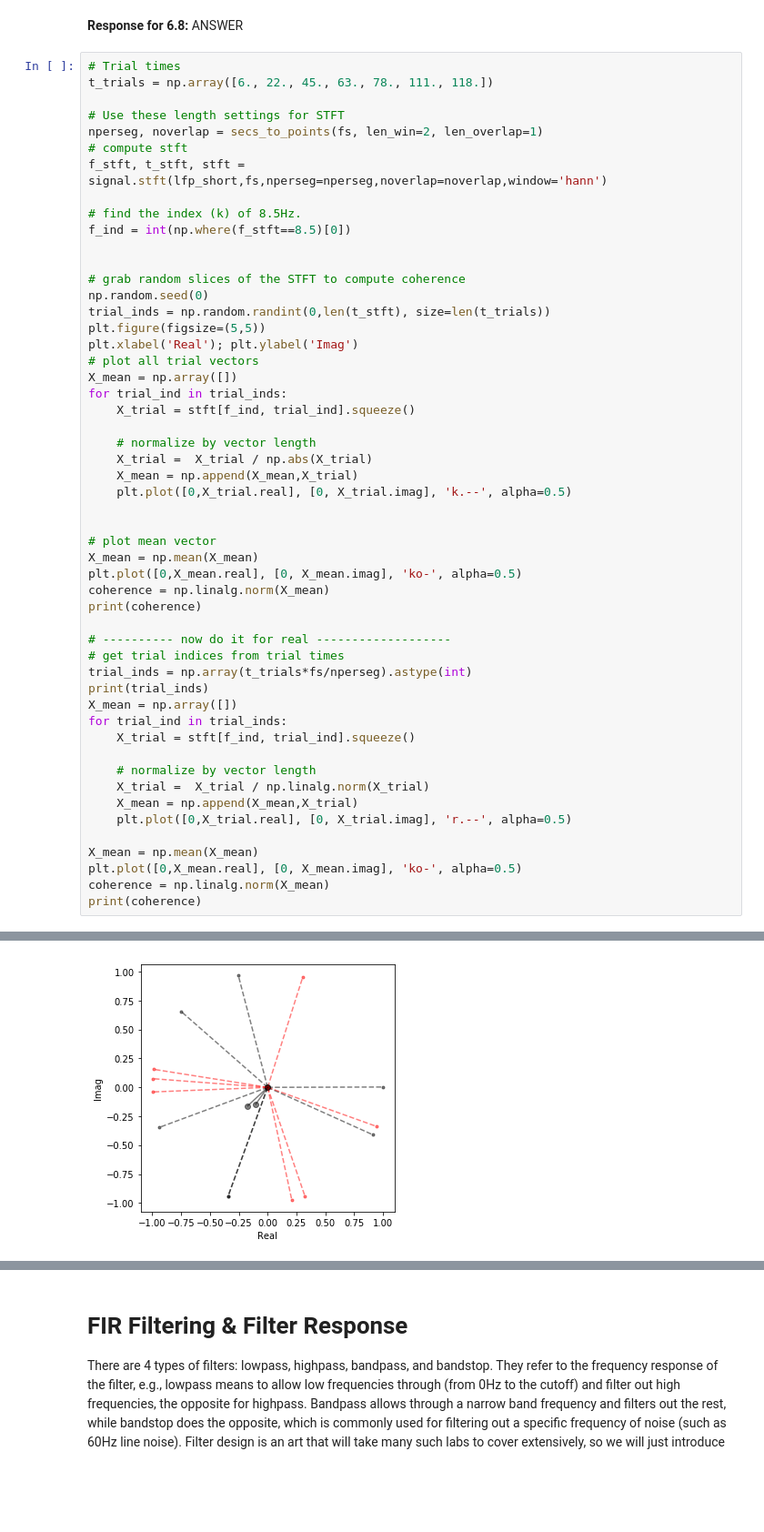
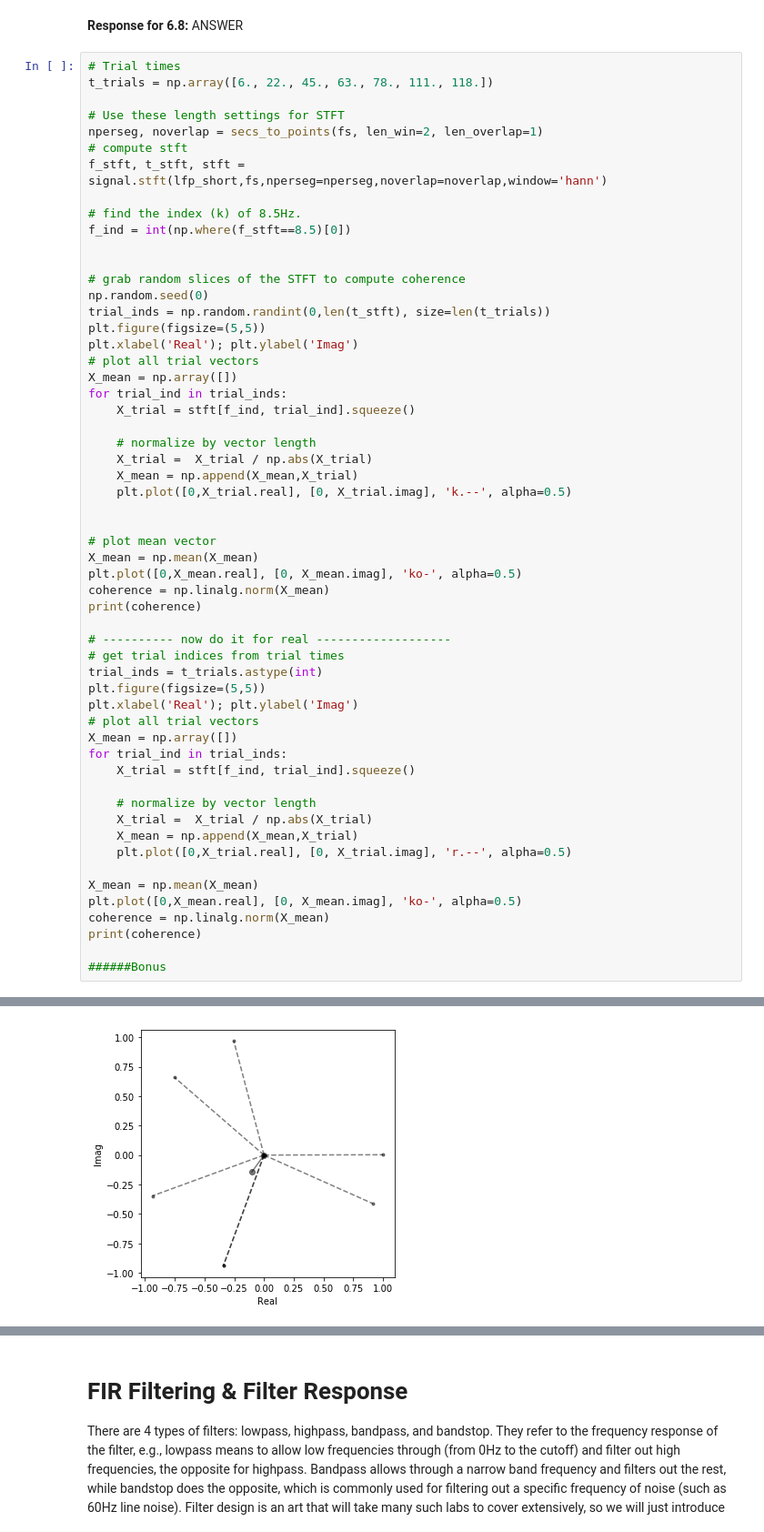
Before and after one commit to kevinice95/COGS118C, a Jupyter notebook: Assignments/A3-TimeFrequencyFiltering.ipynb, the cells around one changed output, grey strips where cells are left out. Shown at 91% size. Saved outputs shown, nothing was run; the diff lists cells and outputs as text; blank space fills up the shorter version.

```diff
--- a/Assignments/A3-TimeFrequencyFiltering.ipynb
+++ b/Assignments/A3-TimeFrequencyFiltering.ipynb
@@ -539,14 +539,16 @@ print(coherence)
 
 # ---------- now do it for real -------------------
 # get trial indices from trial times
-trial_inds = np.array(t_trials*fs/nperseg).astype(int)
-print(trial_inds)
+trial_inds = t_trials.astype(int)
+plt.figure(figsize=(5,5))
+plt.xlabel('Real'); plt.ylabel('Imag')
+# plot all trial vectors
 X_mean = np.array([])
 for trial_ind in trial_inds:
     X_trial = stft[f_ind, trial_ind].squeeze()
 
     # normalize by vector length
-    X_trial =  X_trial / np.linalg.norm(X_trial)
+    X_trial =  X_trial / np.abs(X_trial)
     X_mean = np.append(X_mean,X_trial)
     plt.plot([0,X_trial.real], [0, X_trial.imag], 'r.--', alpha=0.5)
 
@@ -554,5 +556,7 @@ X_mean = np.mean(X_mean)
 plt.plot([0,X_mean.real], [0, X_mean.imag], 'ko-', alpha=0.5)
 coherence = np.linalg.norm(X_mean)
 print(coherence)
+
+######Bonus
 # %% [output]
 0.17653266430253908
@@ -561 +564 @@ print(coherence)
-[figure, old version]
+[figure, new version]
```
Also changed, not shown: parts of 3 cells of this notebook.
